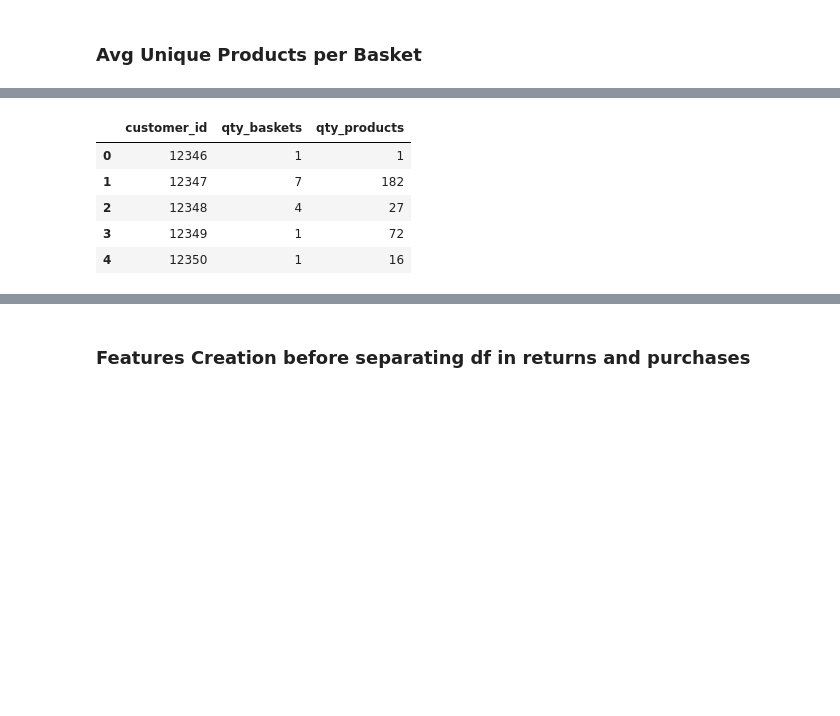
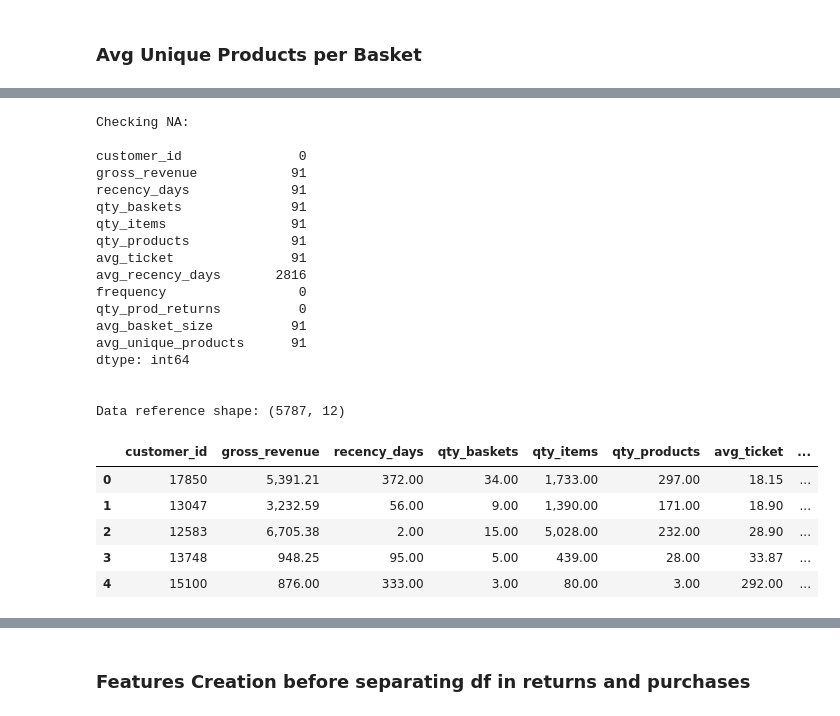
Before and after one commit to marianaborgal/P005_CustomerClustering, a Jupyter notebook: notebooks/c0.4-mba-live31-Feature-Engineering-I.ipynb, the cells around one changed output, grey strips where cells are left out. Saved outputs shown, nothing was run; the diff lists cells and outputs as text; code cells hidden in the pictures; blank space fills up the shorter version.

```diff
--- a/notebooks/c0.4-mba-live31-Feature-Engineering-I.ipynb
+++ b/notebooks/c0.4-mba-live31-Feature-Engineering-I.ipynb
@@ -750,0 +777,29 @@ df_basket_size.head()
+# %%
+# === AVG BASKET SIZE - average sum of 'quantity' per 'invoice_no'
+
+# grouping by 'customer_id', counting unique 'invoice_no' and the sum of 'quantity'
+df_basket_size = ( df2_purchases.loc [:, ['customer_id', 'invoice_no', 'quantity']].groupby('customer_id')
+                                                                                   .agg( qty_baskets_b = ('invoice_no', 'nunique'),
+                                                                                         qty_products_b = ('quantity', 'sum') )
+                                                                                    .reset_index() )
+
+# calculating avg basket size
+df_basket_size['avg_basket_size'] = df_basket_size['qty_products_b'] / df_basket_size['qty_baskets_b']
+
+df_basket_size.head()
+
+# === merging dataframes
+df_ref = pd.merge(df_ref, df_basket_size[['customer_id', 'avg_basket_size']], on='customer_id', how='left')
+print('Checking NA:\n')
+print(df_ref.isna().sum(),'\n\n')
+print('Data reference shape:', df_ref.shape)
+df_ref.head()
+
+
+# === notes
+# (‘invoice_no’, ’nunique) = feature 3) Quantity of baskets (quantity of purchased)
+# (‘quantity’, ‘sum’) = feature 4)  Quantity of products (quantity of products purchased)
+# Já tendo essas duas colunas/features no df_ref, poderíamos criar a coluna ‘avg_basket_size’ direto, certo?
+# df_aux = df_ref.copy()
+# df_aux ['test'] = df_ref['qty_products']/df_ref['qty_baskets']
+# df_aux.sort_values('customer_id', ascending=True).head()
@@ -762,19 +832,46 @@ df2_purchases.head()
 # %%
 # === AVG UNIQUE PRODUCTS PER BASKET - average quantity of unique 'stock_code' per basket
 
 # grouping by 'customer_id', counting unique 'invoice_no' and counting unique 'stock_code'
 df_avg_unique_products = ( df2_purchases.loc [:, ['customer_id', 'invoice_no', 'stock_code']].groupby('customer_id')
-                                                                                            .agg( qty_baskets = ('invoice_no', 'nunique'),
-                                                                                                  qty_products = ('stock_code', 'count') )
+                                                                                            .agg( qty_baskets_up = ('invoice_no', 'nunique'),
+                                                                                                  qty_unique_products_up = ('stock_code', 'count') )
                                                                                             .reset_index() )
-
+# calculating avg unique products per basket
+df_avg_unique_products['avg_unique_products'] = df_avg_unique_products['qty_unique_products_up'] / df_avg_unique_products['qty_baskets_up']
 
 
 df_avg_unique_products.head()
+
+
+# === merging dataframes
+df_ref = pd.merge(df_ref, df_avg_unique_products[['customer_id', 'avg_unique_products']], on='customer_id', how='left')
+print('Checking NA:\n')
+print(df_ref.isna().sum(),'\n\n')
+print('Data reference shape:', df_ref.shape)
+df_ref.head()
 # %% [output]
+Checking NA:
+
+customer_id               0
+gross_revenue            91
+recency_days             91
+qty_baskets              91
+qty_items                91
+qty_products             91
+avg_ticket               91
+avg_recency_days       2816
+frequency                 0
+qty_prod_returns          0
+avg_basket_size          91
+avg_unique_products      91
+dtype: int64
+
+
+Data reference shape: (5787, 12)
-|  | customer_id | qty_baskets | qty_products |
-| 0 | 12346 | 1 | 1 |
-| 1 | 12347 | 7 | 182 |
-| 2 | 12348 | 4 | 27 |
-| 3 | 12349 | 1 | 72 |
-| 4 | 12350 | 1 | 16 |
+|  | customer_id | gross_revenue | recency_days | qty_baskets | qty_items | qty_products | avg_ticket | ... |
+| 0 | 17850 | 5,391.21 | 372.00 | 34.00 | 1,733.00 | 297.00 | 18.15 | ... |
+| 1 | 13047 | 3,232.59 | 56.00 | 9.00 | 1,390.00 | 171.00 | 18.90 | ... |
+| 2 | 12583 | 6,705.38 | 2.00 | 15.00 | 5,028.00 | 232.00 | 28.90 | ... |
+| 3 | 13748 | 948.25 | 95.00 | 5.00 | 439.00 | 28.00 | 33.87 | ... |
+| 4 | 15100 | 876.00 | 333.00 | 3.00 | 80.00 | 3.00 | 292.00 | ... |
```
Also changed, not shown: parts of 26 cells of this notebook, 9 other files.
